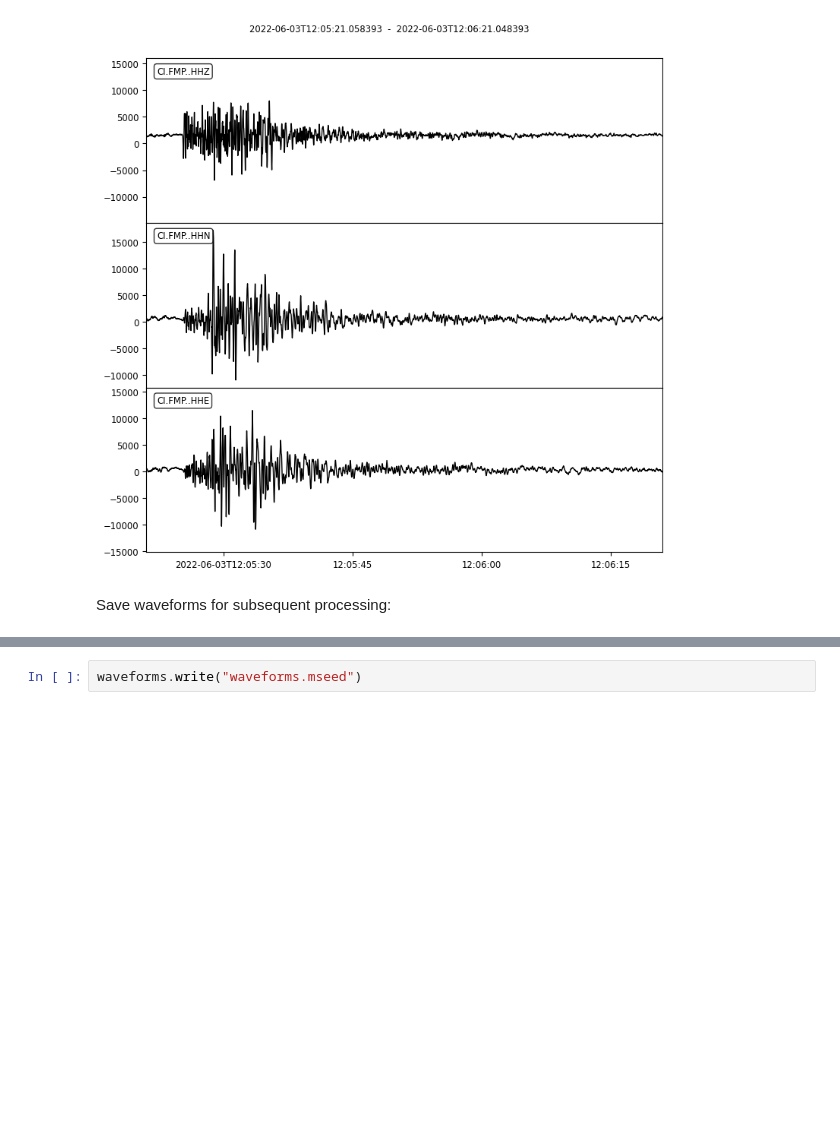
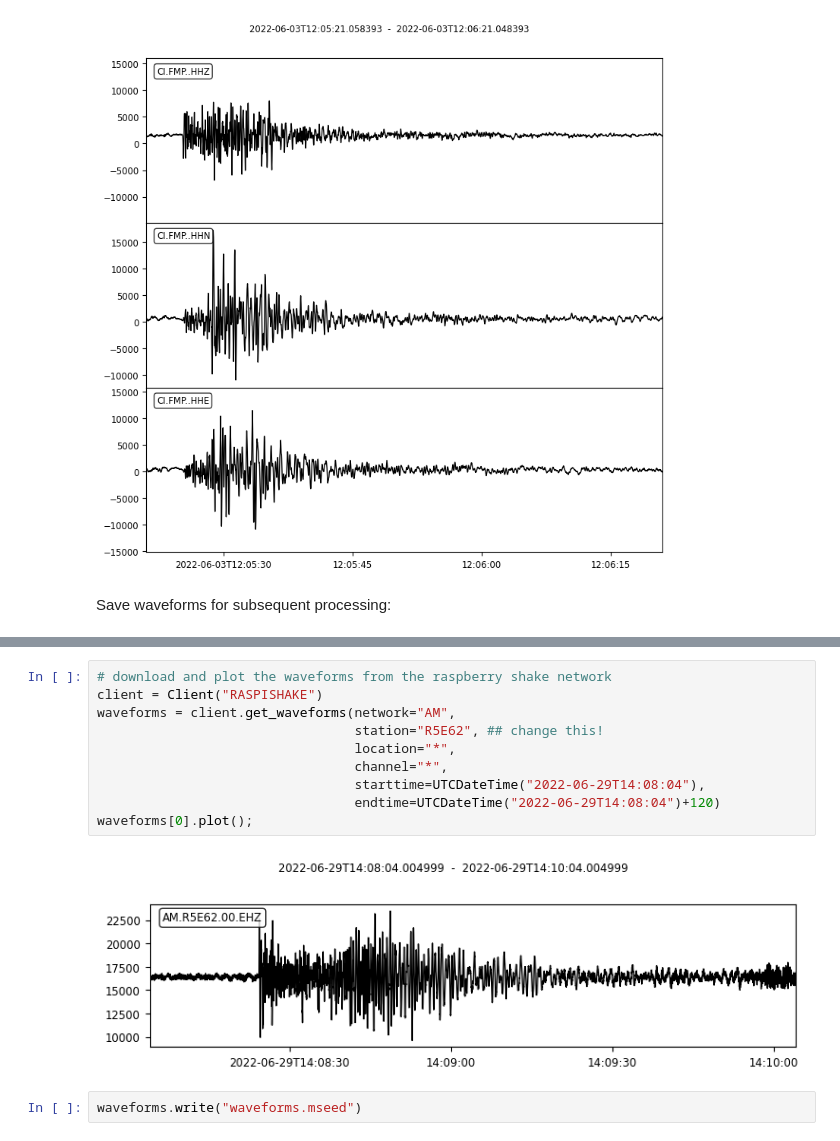
Before and after one commit to AI4EPS/homepage, a Jupyter notebook: classes/pyearth/docs/obspy/seismic_waveform.ipynb, the cells around one changed output, grey strips where cells are left out. Cells and saved outputs as stored; diff of their text form; blank space fills up the shorter version.

```diff
--- a/classes/pyearth/docs/obspy/seismic_waveform.ipynb
+++ b/classes/pyearth/docs/obspy/seismic_waveform.ipynb
@@ -89,3 +113,15 @@ Save waveforms for subsequent processing:
+# %%
+# download and plot the waveforms from the raspberry shake network
+client = Client("RASPISHAKE")
+waveforms = client.get_waveforms(network="AM",
+                                 station="R5E62", ## change this!
+                                 location="*",
+                                 channel="*",
+                                 starttime=UTCDateTime("2022-06-29T14:08:04"),
+                                 endtime=UTCDateTime("2022-06-29T14:08:04")+120)
+waveforms[0].plot();
+# %% [output]
+[figure, added]
 # %%
 waveforms.write("waveforms.mseed")
 # %% [markdown]
```
Also changed, not shown: parts of 7 cells of this notebook, 1 other file.
